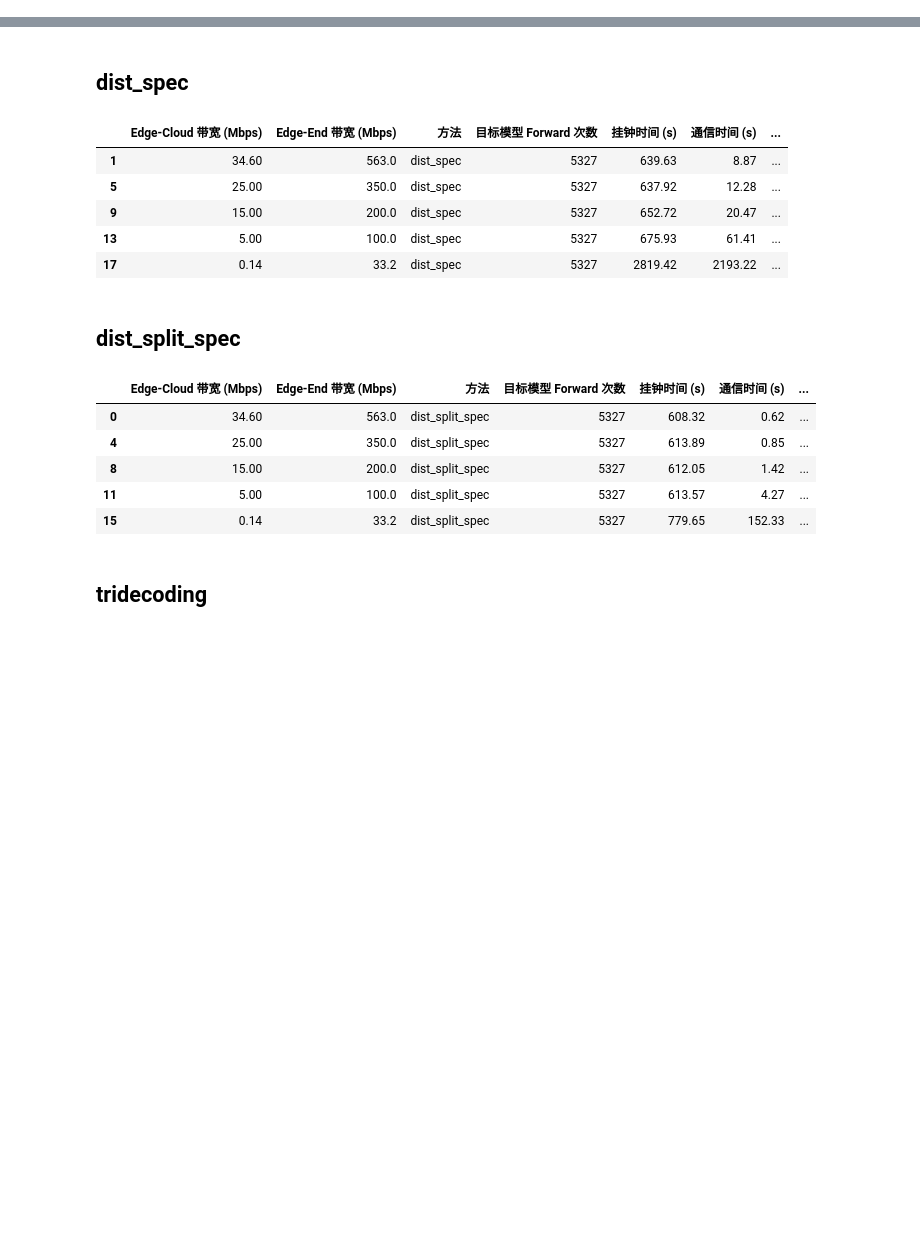
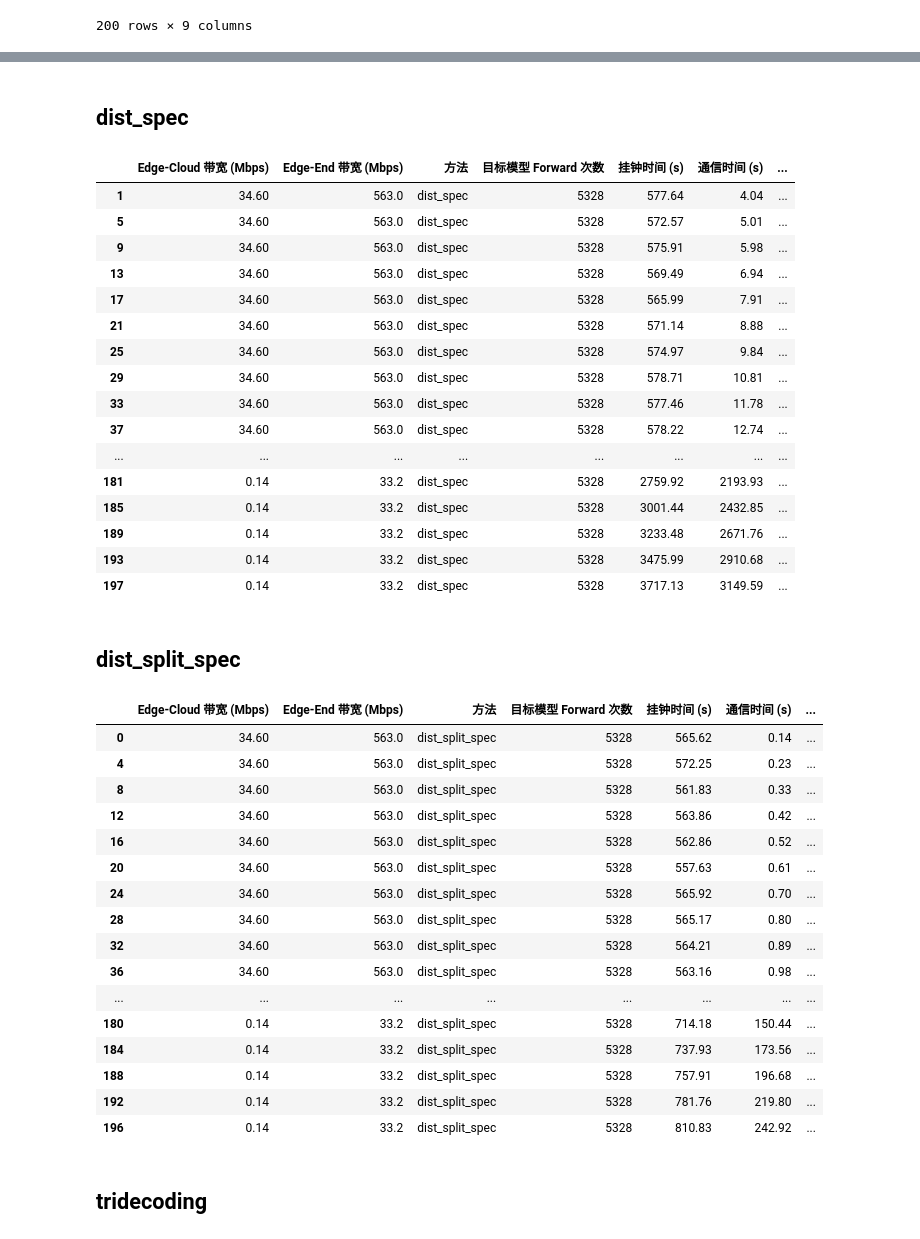
Before and after one commit to Nanji-Huaji/DuoDecoding, a Jupyter notebook: table_generator_ver2.ipynb, the cells around one changed output, grey strips where cells are left out. Cells and saved outputs as stored; diff of their text form; code cells hidden in the pictures; blank space fills up the shorter version.

```diff
--- a/table_generator_ver2.ipynb
+++ b/table_generator_ver2.ipynb
@@ -132,12 +132,11 @@ def jupyter_display(experiment_data):
 
 def main():
     # 读取实验数据
-    file_path = "experiment_summary_20250920_145859.json"
+    file_path = "experiment_summary_20251204_203226.json"
     experiments = read_experiment_data(file_path)
     experiment_data = extract_experiment_info(experiments)
     unified_table = generate_markdown_table(experiment_data)
     grouped_tables = generate_grouped_tables(experiment_data)
-
 
     jupyter_display(experiment_data)
 
@@ -176,17 +170,40 @@ if __name__ == "__main__":
+200 rows × 9 columns
 # 实验结果对比表（按方法分组）
 ## dist_spec
 |  | Edge-Cloud 带宽 (Mbps) | Edge-End 带宽 (Mbps) | 方法 | 目标模型 Forward 次数 | 挂钟时间 (s) | 通信时间 (s) | ... |
-| 1 | 34.60 | 563.0 | dist_spec | 5327 | 639.63 | 8.87 | ... |
-| 5 | 25.00 | 350.0 | dist_spec | 5327 | 637.92 | 12.28 | ... |
-| 9 | 15.00 | 200.0 | dist_spec | 5327 | 652.72 | 20.47 | ... |
-| 13 | 5.00 | 100.0 | dist_spec | 5327 | 675.93 | 61.41 | ... |
-| 17 | 0.14 | 33.2 | dist_spec | 5327 | 2819.42 | 2193.22 | ... |
+| 1 | 34.60 | 563.0 | dist_spec | 5328 | 577.64 | 4.04 | ... |
+| 5 | 34.60 | 563.0 | dist_spec | 5328 | 572.57 | 5.01 | ... |
+| 9 | 34.60 | 563.0 | dist_spec | 5328 | 575.91 | 5.98 | ... |
+| 13 | 34.60 | 563.0 | dist_spec | 5328 | 569.49 | 6.94 | ... |
+| 17 | 34.60 | 563.0 | dist_spec | 5328 | 565.99 | 7.91 | ... |
+| 21 | 34.60 | 563.0 | dist_spec | 5328 | 571.14 | 8.88 | ... |
+| 25 | 34.60 | 563.0 | dist_spec | 5328 | 574.97 | 9.84 | ... |
+| 29 | 34.60 | 563.0 | dist_spec | 5328 | 578.71 | 10.81 | ... |
+| 33 | 34.60 | 563.0 | dist_spec | 5328 | 577.46 | 11.78 | ... |
+| 37 | 34.60 | 563.0 | dist_spec | 5328 | 578.22 | 12.74 | ... |
+| ... | ... | ... | ... | ... | ... | ... | ... |
+| 181 | 0.14 | 33.2 | dist_spec | 5328 | 2759.92 | 2193.93 | ... |
+| 185 | 0.14 | 33.2 | dist_spec | 5328 | 3001.44 | 2432.85 | ... |
+| 189 | 0.14 | 33.2 | dist_spec | 5328 | 3233.48 | 2671.76 | ... |
+| 193 | 0.14 | 33.2 | dist_spec | 5328 | 3475.99 | 2910.68 | ... |
+| 197 | 0.14 | 33.2 | dist_spec | 5328 | 3717.13 | 3149.59 | ... |
 ## dist_split_spec
 |  | Edge-Cloud 带宽 (Mbps) | Edge-End 带宽 (Mbps) | 方法 | 目标模型 Forward 次数 | 挂钟时间 (s) | 通信时间 (s) | ... |
-| 0 | 34.60 | 563.0 | dist_split_spec | 5327 | 608.32 | 0.62 | ... |
-| 4 | 25.00 | 350.0 | dist_split_spec | 5327 | 613.89 | 0.85 | ... |
-| 8 | 15.00 | 200.0 | dist_split_spec | 5327 | 612.05 | 1.42 | ... |
-| 11 | 5.00 | 100.0 | dist_split_spec | 5327 | 613.57 | 4.27 | ... |
-| 15 | 0.14 | 33.2 | dist_split_spec | 5327 | 779.65 | 152.33 | ... |
+| 0 | 34.60 | 563.0 | dist_split_spec | 5328 | 565.62 | 0.14 | ... |
+| 4 | 34.60 | 563.0 | dist_split_spec | 5328 | 572.25 | 0.23 | ... |
+| 8 | 34.60 | 563.0 | dist_split_spec | 5328 | 561.83 | 0.33 | ... |
+| 12 | 34.60 | 563.0 | dist_split_spec | 5328 | 563.86 | 0.42 | ... |
+| 16 | 34.60 | 563.0 | dist_split_spec | 5328 | 562.86 | 0.52 | ... |
+| 20 | 34.60 | 563.0 | dist_split_spec | 5328 | 557.63 | 0.61 | ... |
+| 24 | 34.60 | 563.0 | dist_split_spec | 5328 | 565.92 | 0.70 | ... |
+| 28 | 34.60 | 563.0 | dist_split_spec | 5328 | 565.17 | 0.80 | ... |
+| 32 | 34.60 | 563.0 | dist_split_spec | 5328 | 564.21 | 0.89 | ... |
+| 36 | 34.60 | 563.0 | dist_split_spec | 5328 | 563.16 | 0.98 | ... |
+| ... | ... | ... | ... | ... | ... | ... | ... |
+| 180 | 0.14 | 33.2 | dist_split_spec | 5328 | 714.18 | 150.44 | ... |
+| 184 | 0.14 | 33.2 | dist_split_spec | 5328 | 737.93 | 173.56 | ... |
+| 188 | 0.14 | 33.2 | dist_split_spec | 5328 | 757.91 | 196.68 | ... |
+| 192 | 0.14 | 33.2 | dist_split_spec | 5328 | 781.76 | 219.80 | ... |
+| 196 | 0.14 | 33.2 | dist_split_spec | 5328 | 810.83 | 242.92 | ... |
 ## tridecoding
 |  | Edge-Cloud 带宽 (Mbps) | Edge-End 带宽 (Mbps) | 方法 | 目标模型 Forward 次数 | 挂钟时间 (s) | 通信时间 (s) | ... |
```
Also changed, not shown: parts of 1 cell of this notebook, 13 other files.
